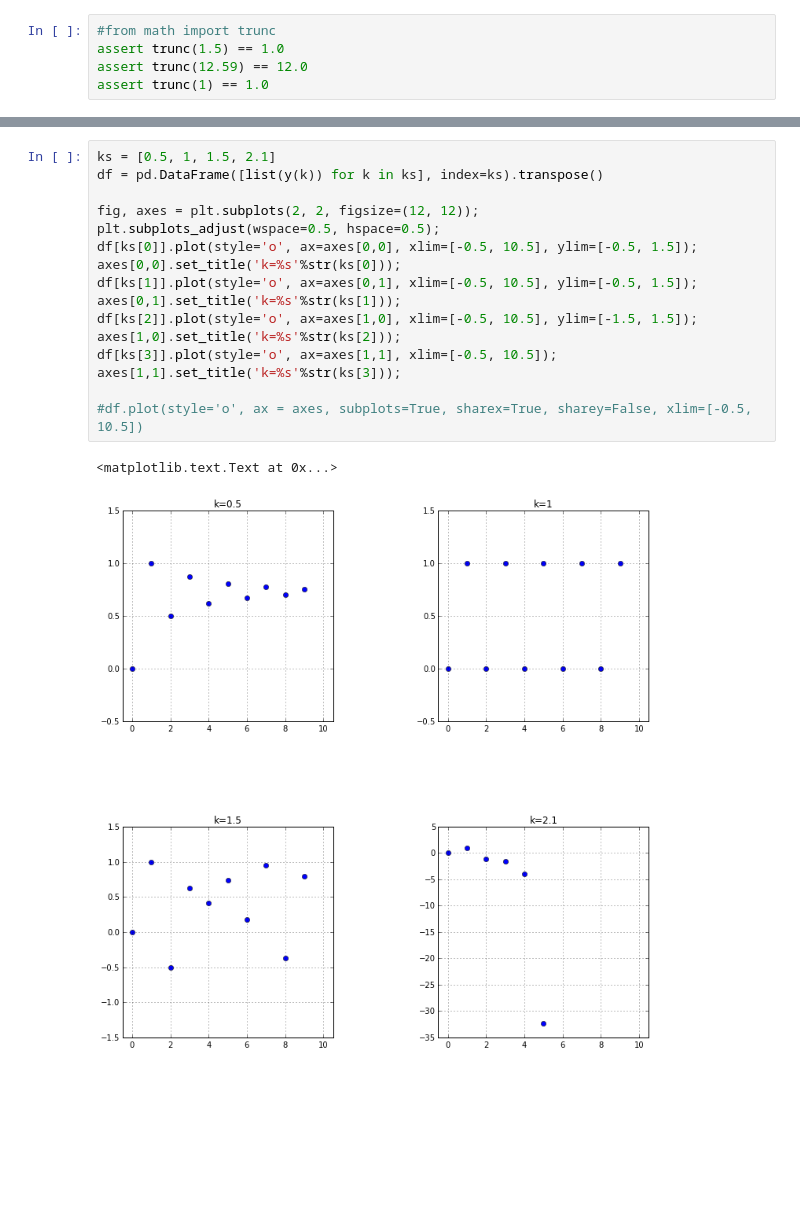
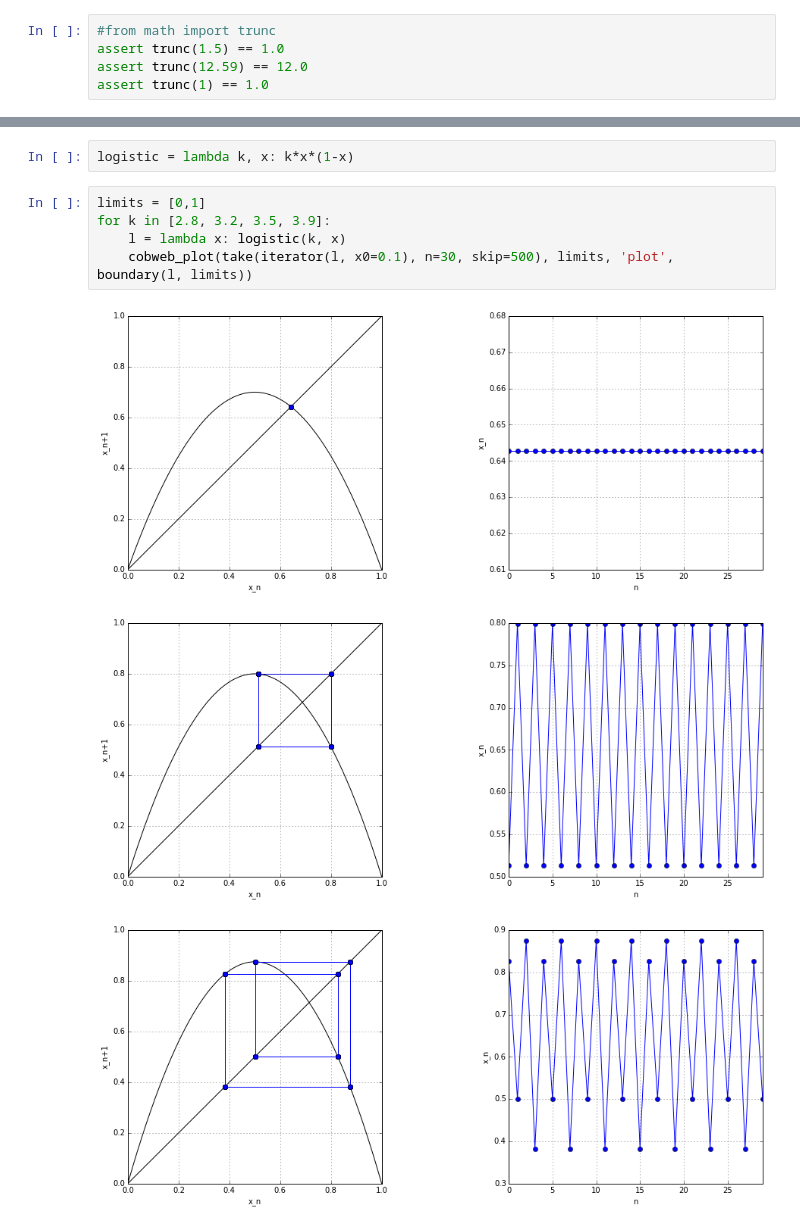
Before and after one commit to schmooser/physics, a Jupyter notebook: Dynamical chaos.ipynb, the cells around one changed output, grey strips where cells are left out. Saved outputs shown, nothing was run; the diff lists cells and outputs as text; blank space fills up the shorter version.

```diff
--- a/Dynamical chaos.ipynb
+++ b/Dynamical chaos.ipynb
@@ -115,15 +145,11 @@ df.plot(x='n', y="n1", style='-', ax=ax)
-# %%
-ks = [0.5, 1, 1.5, 2.1]
-df = pd.DataFrame([list(y(k)) for k in ks], index=ks).transpose()
-
-fig, axes = plt.subplots(2, 2, figsize=(12, 12));
-plt.subplots_adjust(wspace=0.5, hspace=0.5);
-df[ks[0]].plot(style='o', ax=axes[0,0], xlim=[-0.5, 10.5], ylim=[-0.5, 1.5]); axes[0,0].set_title('k=%s'%str(ks[0]));
-df[ks[1]].plot(style='o', ax=axes[0,1], xlim=[-0.5, 10.5], ylim=[-0.5, 1.5]); axes[0,1].set_title('k=%s'%str(ks[1]));
-df[ks[2]].plot(style='o', ax=axes[1,0], xlim=[-0.5, 10.5], ylim=[-1.5, 1.5]); axes[1,0].set_title('k=%s'%str(ks[2]));
-df[ks[3]].plot(style='o', ax=axes[1,1], xlim=[-0.5, 10.5]); axes[1,1].set_title('k=%s'%str(ks[3]));
-
-#df.plot(style='o', ax = axes, subplots=True, sharex=True, sharey=False, xlim=[-0.5, 10.5])
-# %% [output]
-<matplotlib.text.Text at 0x...>
-[figure, removed]
+# %%
+logistic = lambda k, x: k*x*(1-x)
+# %%
+limits = [0,1]
+for k in [2.8, 3.2, 3.5, 3.9]:
+    l = lambda x: logistic(k, x)
+    cobweb_plot(take(iterator(l, x0=0.1), n=30, skip=500), limits, 'plot', boundary(l, limits))
+# %% [output]
+[figure, added]
+[figure, added]
+[figure, added]
```
Also changed, not shown: parts of 12 cells of this notebook.
